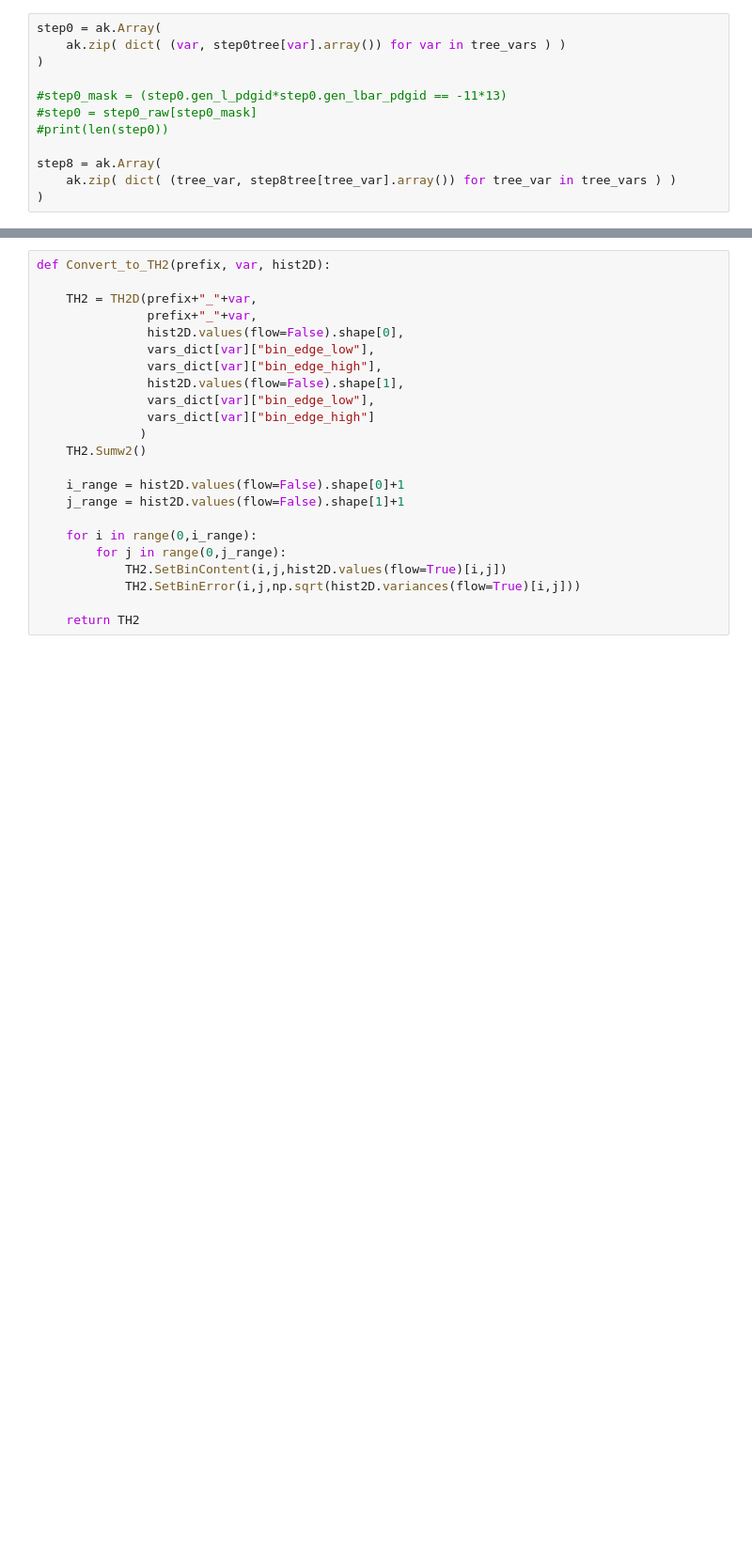
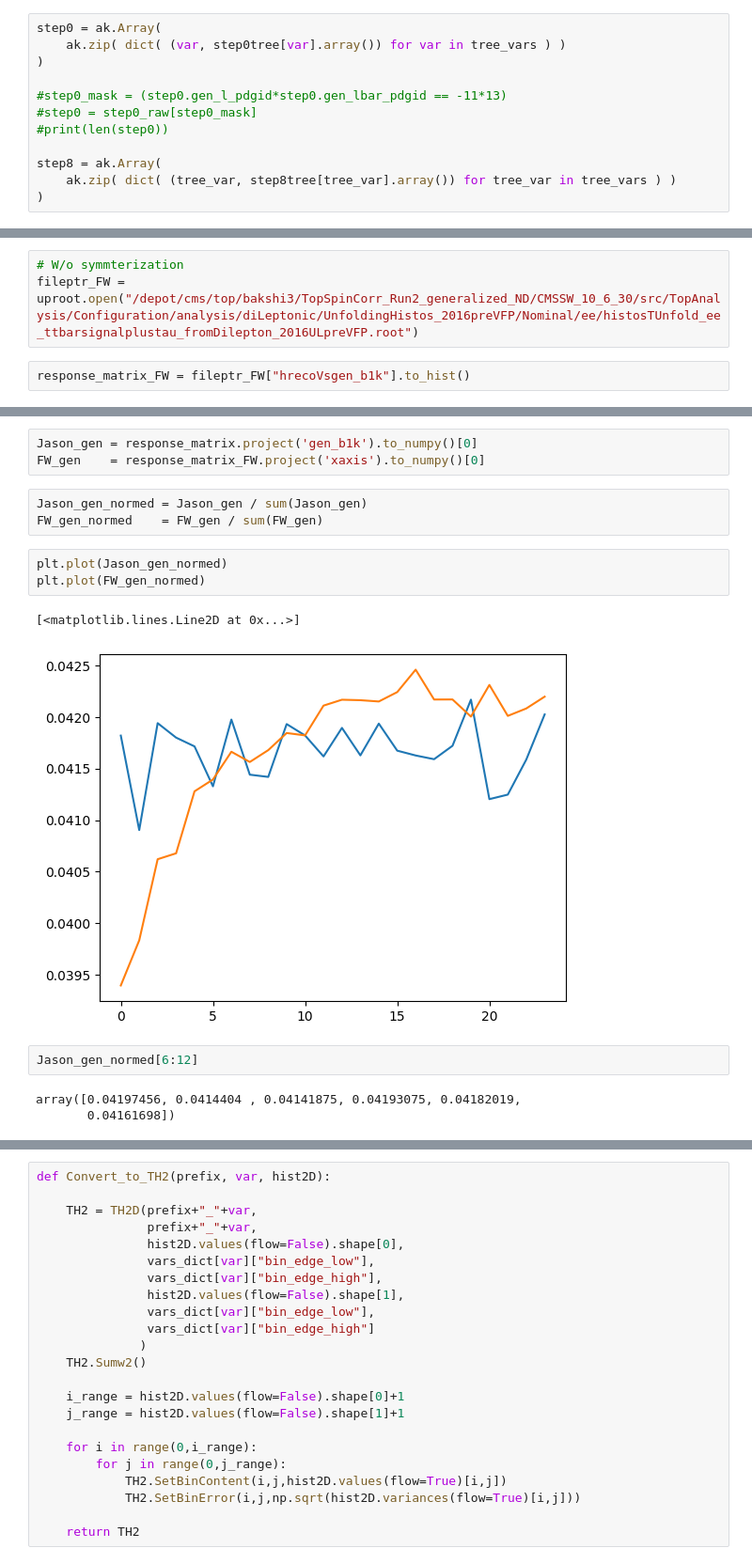
Before and after one commit to amandeephy/Unfolding_rewrite, a Jupyter notebook: Notebooks/MkHistograms.ipynb, the cells around one changed output, grey strips where cells are left out. Shown at 94% size. Saved outputs shown, nothing was run; the diff lists cells and outputs as text; blank space fills up the shorter version.

Commit message:
Compare projections

```diff
--- a/Notebooks/MkHistograms.ipynb
+++ b/Notebooks/MkHistograms.ipynb
@@ -288,0 +416,5 @@ ColormeshArtists(pcolormesh=<matplotlib.collections.QuadMesh object at 0x...>, c
+# %%
+# W/o symmterization
+fileptr_FW = uproot.open("/depot/cms/top/bakshi3/TopSpinCorr_Run2_generalized_ND/CMSSW_10_6_30/src/TopAnalysis/Configuration/analysis/diLeptonic/UnfoldingHistos_2016preVFP/Nominal/ee/histosTUnfold_ee_ttbarsignalplustau_fromDilepton_2016ULpreVFP.root")
+# %%
+response_matrix_FW = fileptr_FW["hrecoVsgen_b1k"].to_hist()
@@ -288,0 +435,17 @@ ColormeshArtists(pcolormesh=<matplotlib.collections.QuadMesh object at 0x...>, c
+# %%
+Jason_gen = response_matrix.project('gen_b1k').to_numpy()[0]
+FW_gen    = response_matrix_FW.project('xaxis').to_numpy()[0]
+# %%
+Jason_gen_normed = Jason_gen / sum(Jason_gen)
+FW_gen_normed    = FW_gen / sum(FW_gen)
+# %%
+plt.plot(Jason_gen_normed)
+plt.plot(FW_gen_normed)
+# %% [output]
+[<matplotlib.lines.Line2D at 0x...>]
+[figure, added]
+# %%
+Jason_gen_normed[6:12]
+# %% [output]
+array([0.04197456, 0.0414404 , 0.04141875, 0.04193075, 0.04182019,
+       0.04161698])
```
Also changed, not shown: parts of 23 cells of this notebook, 2 other files.
